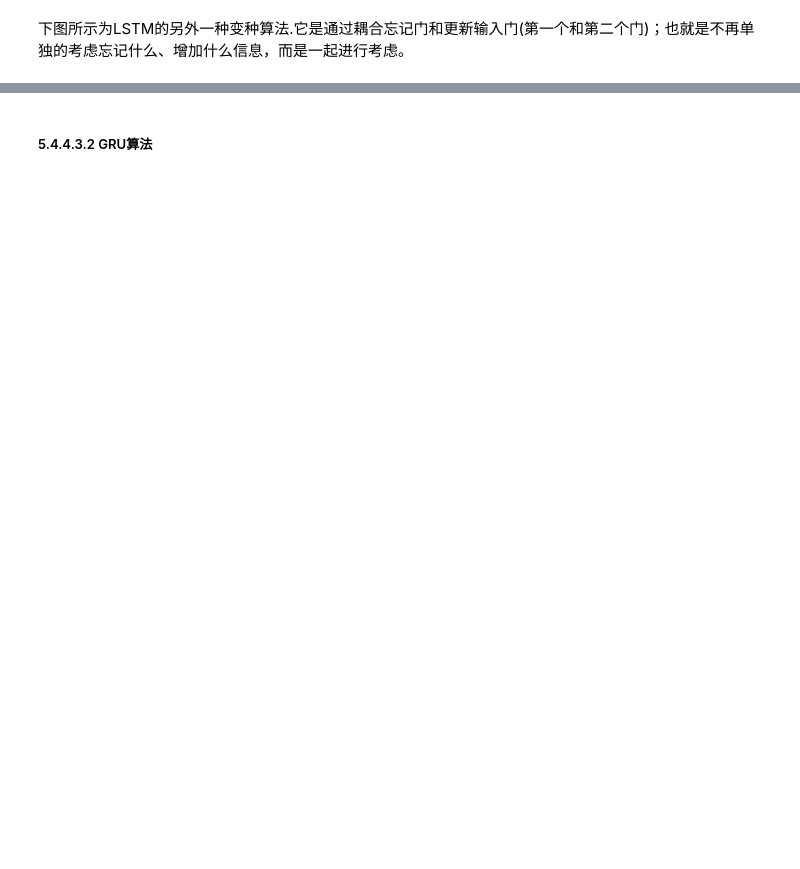
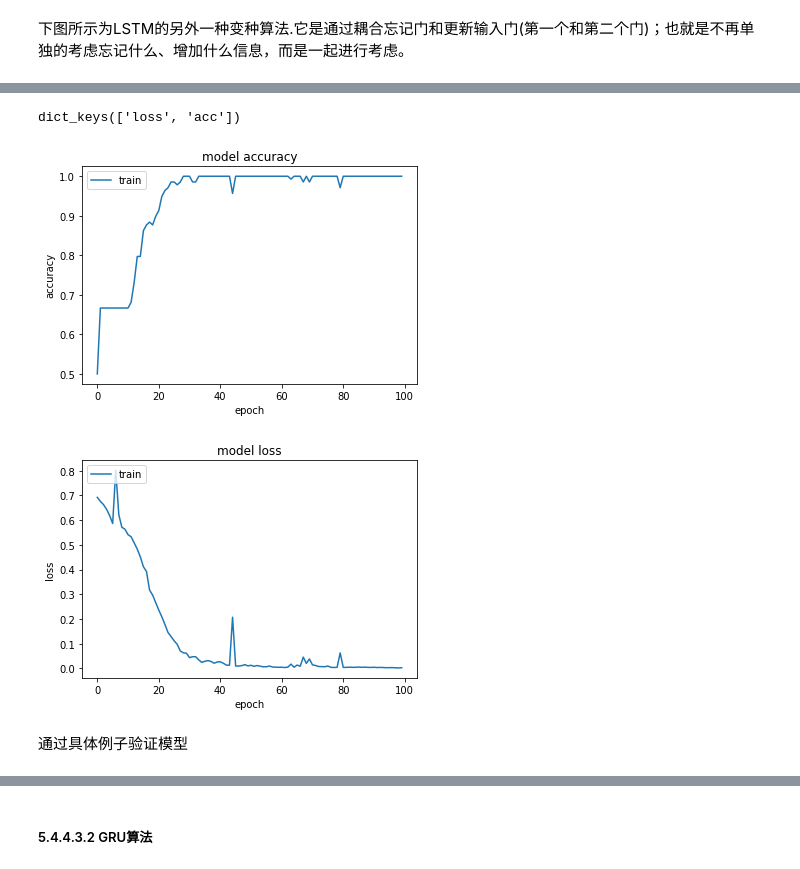
Before and after one commit to heblade/pythontraining, a Jupyter notebook: 24. Neural Network Introduction.ipynb, the cells around one changed output, grey strips where cells are left out. Drawn from its saved outputs; the diff is of its cells as text; code cells hidden in the pictures; blank space fills up the shorter version.

Commit message:
update for LSTM and CNN

```diff
--- a/24. Neural Network Introduction.ipynb
+++ b/24. Neural Network Introduction.ipynb
@@ -1420,0 +1531,4 @@ LSTM的巧妙之处在于通过增加输入门限，遗忘门限和输出门限
+# %%
+def removespecialchar(sentence):
+    result = re.sub('\W', ' ', sentence)
+    return re.sub('( ){2,}', ' ', result)
@@ -1420,0 +1564,8 @@ LSTM的巧妙之处在于通过增加输入门限，遗忘门限和输出门限
+# %%
+def cleardatafordoc2vector(doc):
+    temp = ' '.join(
+        clearandlemmasentence(replacevariabletextfromtextblock(doc),
+                              'for a an of the and or to after in among as at be been was were is are being b c d e f g h i j k l m n o p q r s t u v w x y z'
+                              )).strip()
+    temp = temp.replace('-PRON-', 'pron')
+    return temp
@@ -1420,0 +1842,6 @@ LSTM的巧妙之处在于通过增加输入门限，遗忘门限和输出门限
+# %%
+print('Initial KerasUtil class begin')
+kerasutil = KerasUtil(rawtextpath=r'./nlpmodel/lstm/addedbinary.csv',
+                      lstmmodelpath=r'./nlpmodel/lstm/addedbinarybilstm.h5',
+                      modeltype='bilstm')
+print('Initial KerasUtil class end')
@@ -1420,0 +1852,4 @@ LSTM的巧妙之处在于通过增加输入门限，遗忘门限和输出门限
+# %%
+print('Train lstm model begin')
+model, history = kerasutil.trainlstmmodel(needregenerate=False, epoch=100)
+print('Train lstm model end')
@@ -1420,0 +1875,29 @@ LSTM的巧妙之处在于通过增加输入门限，遗忘门限和输出门限
+# %%
+# list all data in history
+if history is not None:
+    print(history.history.keys())
+    %matplotlib inline
+    # summarize history for accuracy
+    plt.plot(history.history['acc'])
+#     plt.plot(history.history['val_acc'])
+    plt.title('model accuracy')
+    plt.ylabel('accuracy')
+    plt.xlabel('epoch')
+    plt.legend(['train', 'test'], loc='upper left')
+    plt.show()
+
+    # summarize history for loss
+    %matplotlib inline
+    plt.plot(history.history['loss'])
+#     plt.plot(history.history['val_loss'])
+    plt.title('model loss')
+    plt.ylabel('loss')
+    plt.xlabel('epoch')
+    plt.legend(['train', 'test'], loc='upper left')
+    plt.show()
+# %% [output]
+dict_keys(['loss', 'acc'])
+[figure, added]
+[figure, added]
+# %% [markdown]
+通过具体例子验证模型
```
Also changed, not shown: parts of 38 cells of this notebook, 5 other files.
